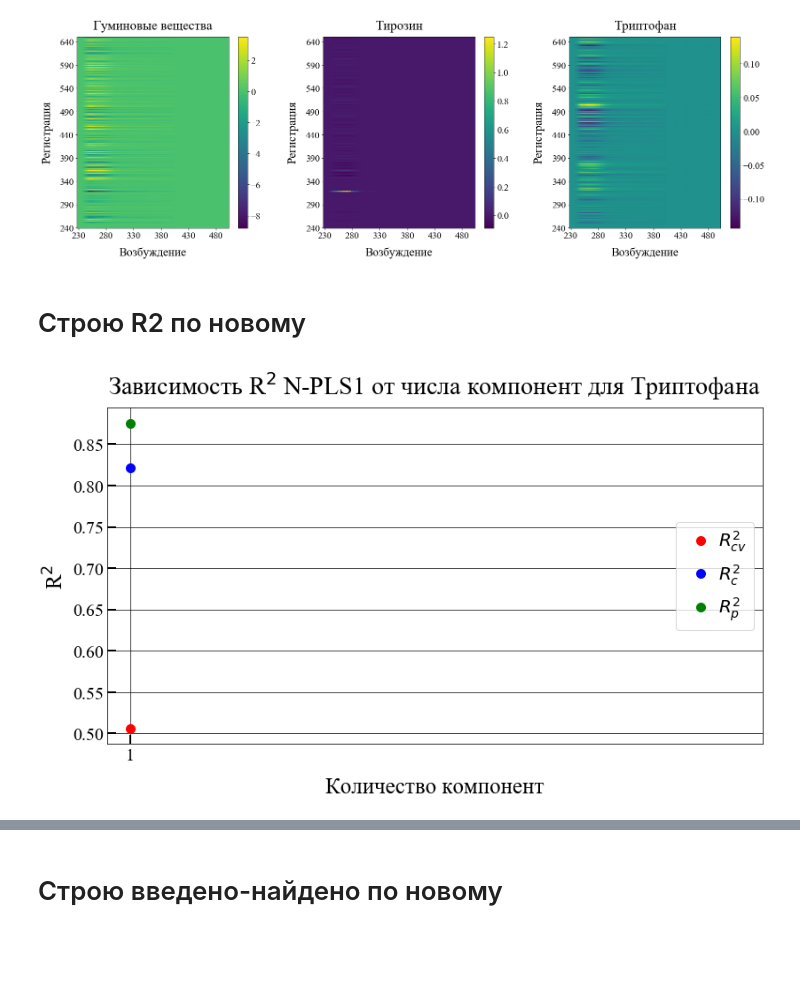
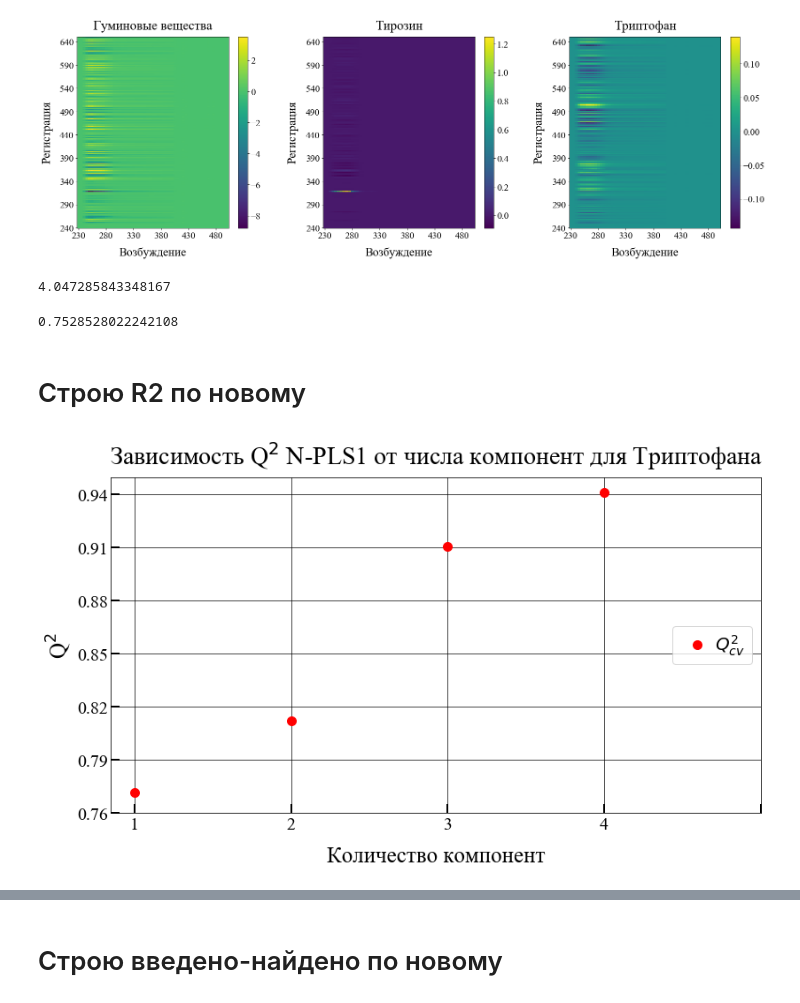
Before and after one commit to 89605502155/ML-repositry, a Jupyter notebook: new_NPLS1.ipynb, the cells around one changed output, grey strips where cells are left out. Saved outputs shown, nothing was run; the diff lists cells and outputs as text; code cells hidden in the pictures; blank space fills up the shorter version.

```diff
--- a/new_NPLS1.ipynb
+++ b/new_NPLS1.ipynb
@@ -1394,40 +1501,48 @@ plt.show();
 r2_cv=pkl.load(open('C:/Users/admin/Desktop/PLS2021/N-PLS/Tyr_N-PLS1_final.pkl.gz', 'rb'))['r2_cv']
 r2_c=pkl.load(open('C:/Users/admin/Desktop/PLS2021/N-PLS/Tyr_N-PLS1_final.pkl.gz', 'rb'))['r2_c']
 r2_p=pkl.load(open('C:/Users/admin/Desktop/PLS2021/N-PLS/Tyr_N-PLS1_final.pkl.gz', 'rb'))['r2_p']
+# %%
+min(mse_cv**0.5)
+# %% [output]
+4.047285843348167
+# %%
+max(r2_cv)
+# %% [output]
+0.7528528022242108
 # %% [markdown]
 # Строю R2 по новому
 # %%
 mpl.rc('font',family='Times New Roman')
 fig, axs = plt.subplots(figsize=(12, 7))
-axs.plot(r2_cv,".",color="red",ms=20,label='$R_{cv}^{2}$')
-axs.plot(r2_c,".",color="blue",ms=20,label='$R_c^{2}$')
-axs.plot(r2_p,".",color="green",ms=20,label='$R_p^{2}$')
+axs.plot(r2_cv[:-1],".",color="red",ms=20,label='$Q_{cv}^{2}$')
+#axs.plot(r2_c,".",color="blue",ms=20,label='$R_c^{2}$')
+#axs.plot(r2_p,".",color="green",ms=20,label='$R_p^{2}$')
 
-axs.set_xticks(range(0,1,1)) # Задаём места, где будет сетка и метки по оси ох
-#axs.set_yticks(np.linspace(0.72, 0.77, num = 6))
+axs.set_xticks(range(0,5,1)) # Задаём места, где будет сетка и метки по оси ох
+axs.set_yticks(np.linspace(0.76,0.94,7))
 
-axs.set_ylabel('R$^{2}$',  fontsize=25,labelpad=5)
+axs.set_ylabel('Q$^{2}$',  fontsize=25,labelpad=5)
 axs.grid(color="black", drawstyle="default", linewidth=0.7)
 axs.set_xlabel("Количество компонент",  fontsize=25,labelpad=15)
-axs.set_title("Зависимость R$^{2}$ N-PLS1 от числа компонент для Триптофана", fontsize=28,loc="center" ,pad=15)
+axs.set_title("Зависимость Q$^{2}$ N-PLS1 от числа компонент для Триптофана", fontsize=28,loc="center" ,pad=15)
 axs.tick_params(which='major', length=10, width=2)
 #axs.ticklabel_format()
 
-axs.set_xticklabels(range(1,9,1), fontsize=20)
-axs.set_yticklabels(['0.72','0.50','0.55','0.60','0.65','0.70','0.75','0.80','0.85','0.75','0.70'], fontsize=20)
+axs.set_xticklabels(range(1,5,1), fontsize=20)
+axs.set_yticklabels(['0.76','0.79','0.82','0.85','0.88','0.91','0.94','0.50','0.60','0.70','0.80','1.00'], fontsize=20)
 axs.get_xaxis().set_tick_params(direction='in')
 axs.get_yaxis().set_tick_params(direction='in')
 axs.legend(loc=7,fontsize=20, markerscale=1,handletextpad=0)
 
-axs.set_xlim(xmax=1.5) # можно определить границы графика которые будут выводиться на экран
+#axs.set_xlim(xmax=20) # можно определить границы графика которые будут выводиться на экран
 fig.tight_layout()
 #fig.set_figwidth(12) можно задать размеры самого поля для рисования
 #fig.set_figheight(6)
 
-plt.savefig('N-PLS1 Trp 1 component.png', format='png', dpi=300)
-plt.savefig("N-PLS1 Trp 1 component.svg", format="svg")
+plt.savefig('N-PLS1_Trp_Q.png', format='png', dpi=300)
+plt.savefig("N-PLS1_Trp_Q.svg", format="svg")
 
 
 plt.show();
 # %% [output]
-[figure, old version]
+[figure, new version]
```
Also changed, not shown: parts of 34 cells of this notebook, 2 other files.
